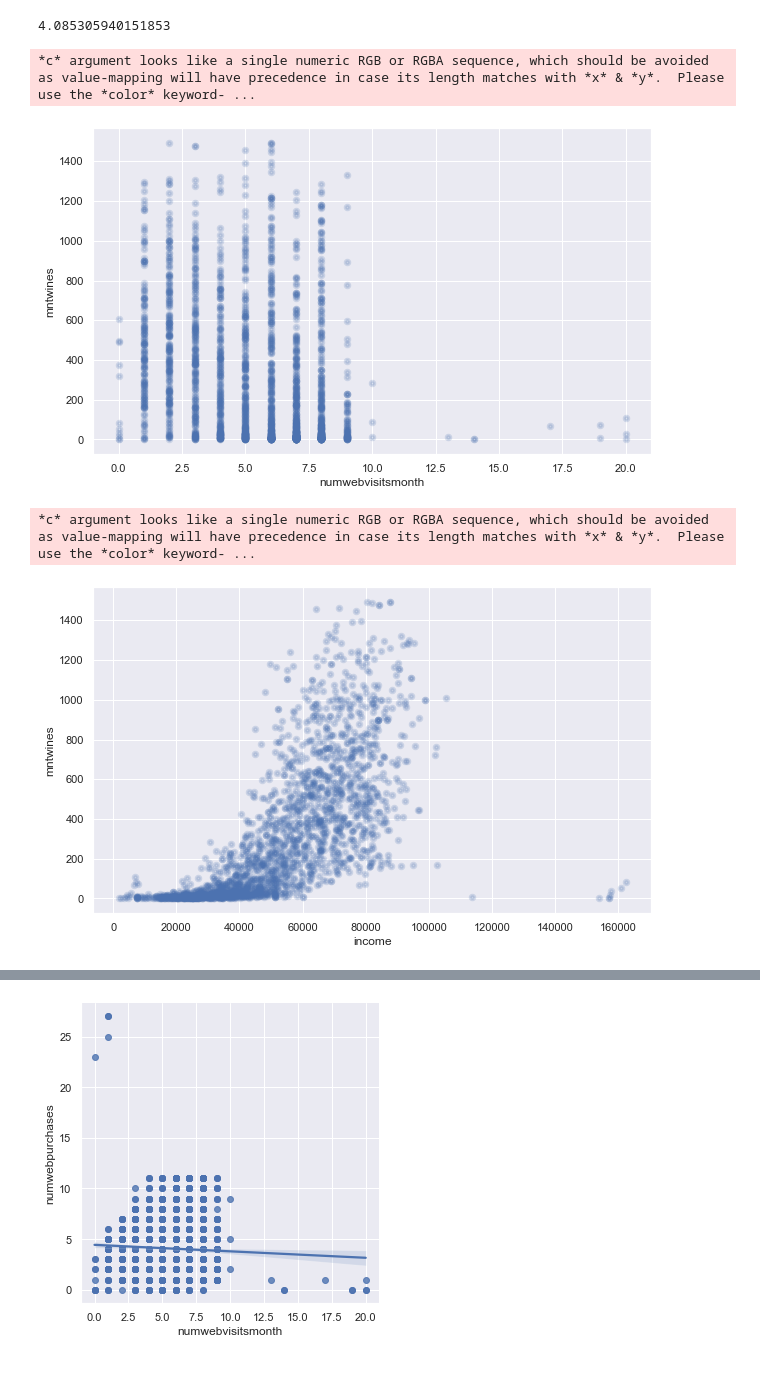
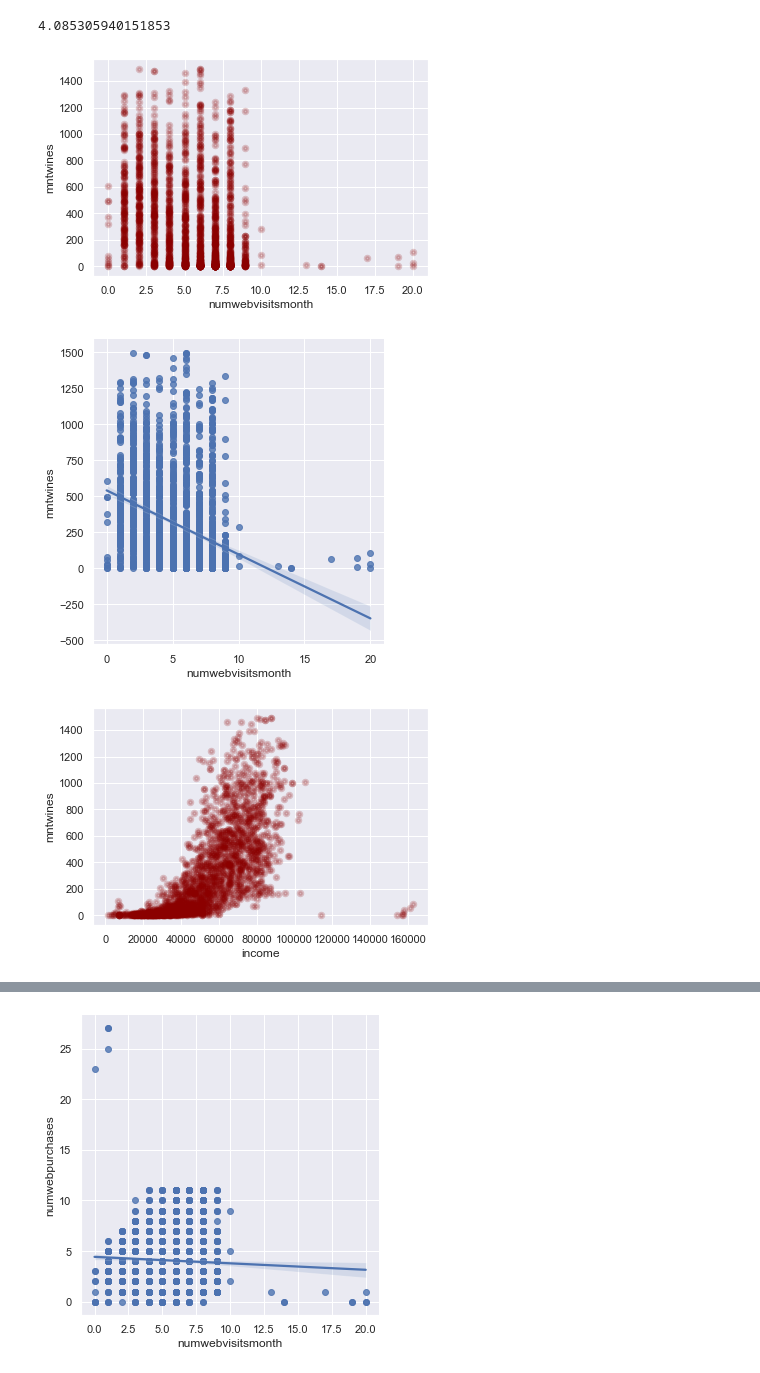
Before and after one commit to Jescolbourne/IOD, a Jupyter notebook: MiniProject_1/Mini_Project_1.ipynb, the cells around one changed output, grey strips where cells are left out. Saved outputs shown, nothing was run; the diff lists cells and outputs as text; code cells hidden in the pictures.

```diff
--- a/MiniProject_1/Mini_Project_1.ipynb
+++ b/MiniProject_1/Mini_Project_1.ipynb
@@ -293,16 +296,18 @@ cp['numwebpurchases'].mean()
 # %% [output]
 4.085305940151853
 # %%
-cp1.plot.scatter('numwebvisitsmonth','mntwines', linewidths = 3, alpha=0.2);
+cp1.plot.scatter('numwebvisitsmonth','mntwines', c = 'darkred', linewidths = 3, alpha=0.2);
 # %% [output]
-*c* argument looks like a single numeric RGB or RGBA sequence, which should be avoided as value-mapping will have precedence in case its length matches with *x* & *y*.  Please use the *color* keyword- ...
-[figure, old version]
+[figure, new version]
+# %%
+sns.lmplot(x='numwebvisitsmonth', y='mntwines', data=cp1);
+# %% [output]
+[figure, added]
 # %%
-cp1.plot.scatter('income', 'mntwines', linewidths = 3, alpha=0.2)
+cp1.plot.scatter('income', 'mntwines', linewidths = 3, alpha=0.2, c = 'darkred')
 plt.show()
 # %% [output]
-*c* argument looks like a single numeric RGB or RGBA sequence, which should be avoided as value-mapping will have precedence in case its length matches with *x* & *y*.  Please use the *color* keyword- ...
-[figure, old version]
+[figure, new version]
 # %%
 cp1.plot.scatter('income', 'mntwines', linewidths = 3, alpha=0.2)
 plt.show()
```
Also changed, not shown: parts of 79 cells of this notebook, 1 other file.
